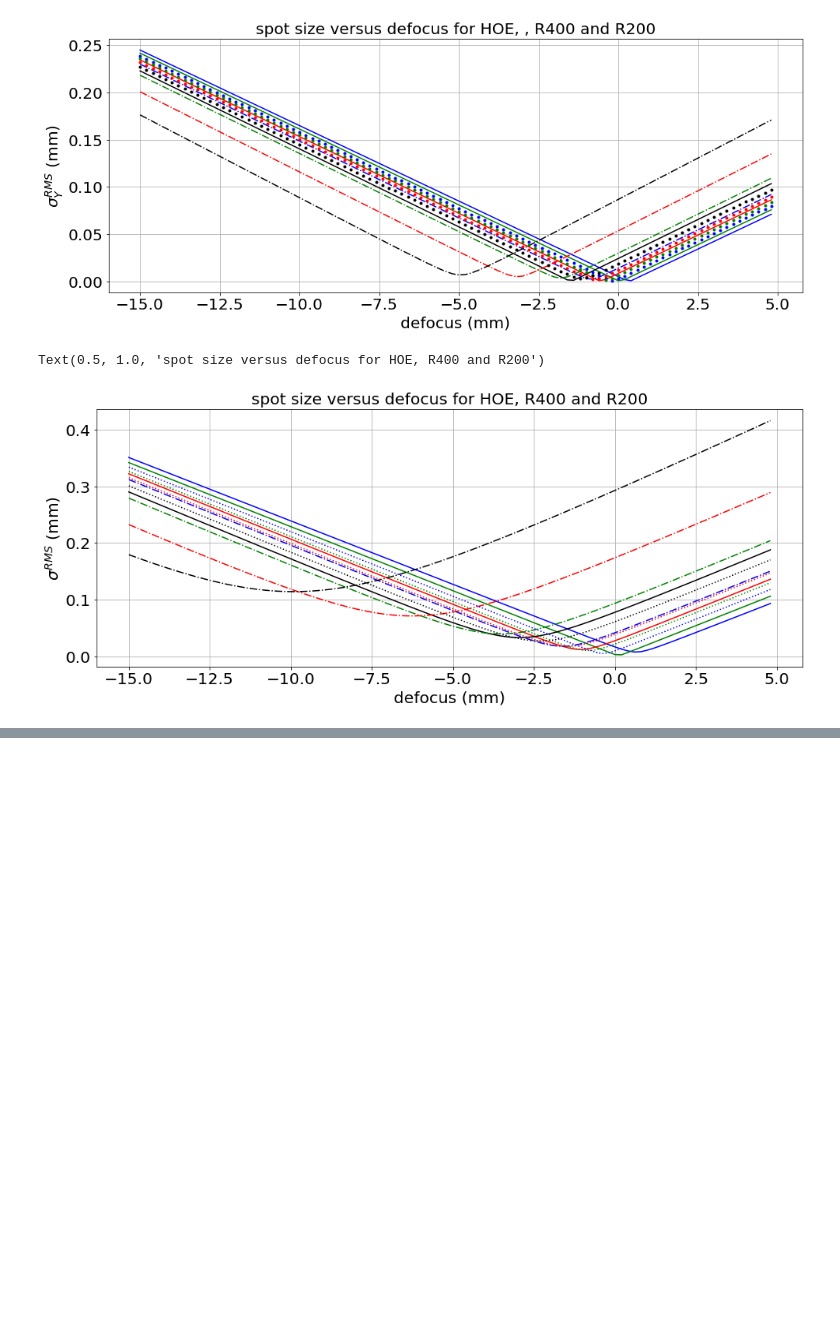
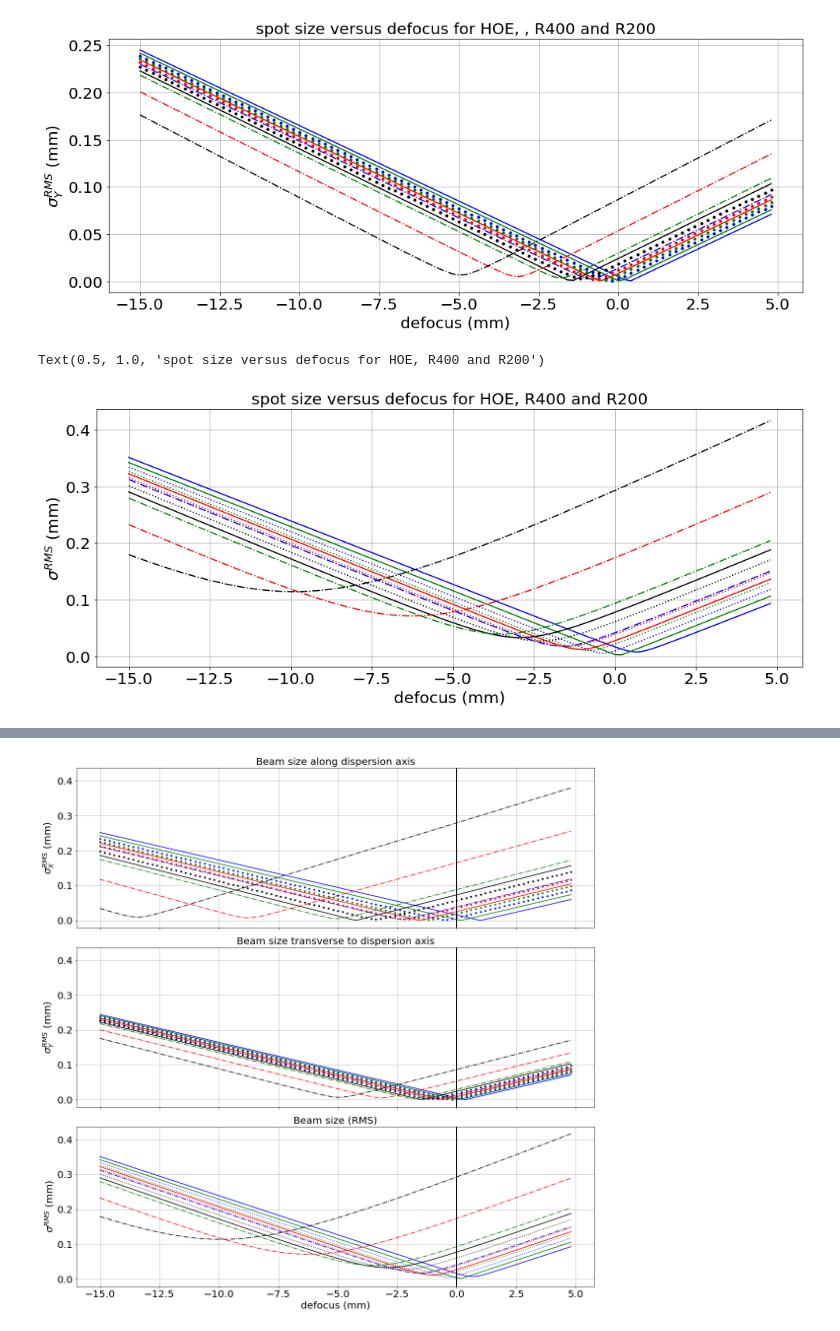
Before and after one commit to sylvielsstfr/OpticSimWthB4, a Jupyter notebook: DrawBeams/notebooks_draw/DrawFocus.ipynb, the cells around one changed output, grey strips where cells are left out. Drawn from its saved outputs; the diff is of its cells as text; code cells hidden in the pictures; blank space fills up the shorter version.

```diff
--- a/DrawBeams/notebooks_draw/DrawFocus.ipynb
+++ b/DrawBeams/notebooks_draw/DrawFocus.ipynb
@@ -357,3 +357,5 @@ plt.title("spot size versus defocus for HOE")
 # %% [output]
 Text(0.5, 1.0, 'spot size versus defocus for HOE')
 [figure]
+# %%
+idx=np.where(all_Xi_std_hoe[:,3]==all_Xi_std_hoe[:,3].min())[0][0]
@@ -440,3 +446,7 @@ plt.title("spot size versus defocus for R400")
 # %% [output]
 Text(0.5, 1.0, 'spot size versus defocus for R400')
 [figure]
+# %%
+iwl=3
+idx=np.where(all_Xi_std_R400[:,iwl]==all_Xi_std_R400[:,iwl].min())[0][0]
+all_Zfocus[idx]
@@ -652,0 +673,87 @@ Text(0.5, 1.0, 'spot size versus defocus for HOE, R400 and R200')
+# %%
+plt.figure(figsize=(16,16))
+
+
+ax1 = plt.subplot(311)
+plt.plot(all_Zfocus,all_Xi_std_hoe[:,0],"b-")
+plt.plot(all_Zfocus,all_Xi_std_hoe[:,1],"g-")
+plt.plot(all_Zfocus,all_Xi_std_hoe[:,2],"r-")
+plt.plot(all_Zfocus,all_Xi_std_hoe[:,3],"k-")
+
+plt.plot(all_Zfocus,all_Xi_std_R400[:,0],"b-.")
+plt.plot(all_Zfocus,all_Xi_std_R400[:,1],"g-.")
+plt.plot(all_Zfocus,all_Xi_std_R400[:,2],"r-.")
+plt.plot(all_Zfocus,all_Xi_std_R400[:,3],"k-.")
+
+plt.plot(all_Zfocus,all_Xi_std_R200[:,0],"b.")
+plt.plot(all_Zfocus,all_Xi_std_R200[:,1],"g.")
+plt.plot(all_Zfocus,all_Xi_std_R200[:,2],"r.")
+plt.plot(all_Zfocus,all_Xi_std_R200[:,3],"k.")
+
+plt.axvline(x=0,lw=2,c="k")
+
+plt.grid()
+#plt.xlabel("defocus (mm)")
+plt.ylabel("$\sigma_{X}^{RMS}$ (mm)")
+plt.title("Beam size along dispersion axis")
+
+plt.setp(ax1.get_xticklabels(), visible=False)
+#plt.setp(ax1.get_xticklabels(), fontsize=6)
+
+
+ax2 = plt.subplot(312, sharex=ax1,sharey=ax1)
+plt.plot(all_Zfocus,all_Yi_std_hoe[:,0],"b-")
+plt.plot(all_Zfocus,all_Yi_std_hoe[:,1],"g-")
+plt.plot(all_Zfocus,all_Yi_std_hoe[:,2],"r-")
+plt.plot(all_Zfocus,all_Yi_std_hoe[:,3],"k-")
+
+plt.plot(all_Zfocus,all_Yi_std_R400[:,0],"b-.")
+plt.plot(all_Zfocus,all_Yi_std_R400[:,1],"g-.")
+plt.plot(all_Zfocus,all_Yi_std_R400[:,2],"r-.")
+plt.plot(all_Zfocus,all_Yi_std_R400[:,3],"k-.")
+
+plt.plot(all_Zfocus,all_Yi_std_R200[:,0],"b.")
+plt.plot(all_Zfocus,all_Yi_std_R200[:,1],"g.")
+plt.plot(all_Zfocus,all_Yi_std_R200[:,2],"r.")
+plt.plot(all_Zfocus,all_Yi_std_R200[:,3],"k.")
+
+plt.axvline(x=0,lw=2,c="k")
+
+plt.grid()
+#plt.xlabel("defocus (mm)")
+plt.ylabel("$\sigma_{Y}^{RMS}$ (mm)")
+plt.title("Beam size transverse to dispersion axis")
+
+# make these tick labels invisible
+plt.setp(ax2.get_xticklabels(), visible=False)
+
+# share x and y
+ax3 = plt.subplot(313, sharex=ax1, sharey=ax1)
+plt.plot(all_Zfocus,all_XiYi_std_hoe[:,0],"b-")
+plt.plot(all_Zfocus,all_XiYi_std_hoe[:,1],"g-")
+plt.plot(all_Zfocus,all_XiYi_std_hoe[:,2],"r-")
+plt.plot(all_Zfocus,all_XiYi_std_hoe[:,3],"k-")
+
+plt.plot(all_Zfocus,all_XiYi_std_R400[:,0],"b-.")
+plt.plot(all_Zfocus,all_XiYi_std_R400[:,1],"g-.")
+plt.plot(all_Zfocus,all_XiYi_std_R400[:,2],"r-.")
+plt.plot(all_Zfocus,all_XiYi_std_R400[:,3],"k-.")
+
+plt.plot(all_Zfocus,all_XiYi_std_R200[:,0],"b:")
+plt.plot(all_Zfocus,all_XiYi_std_R200[:,1],"g:")
+plt.plot(all_Zfocus,all_XiYi_std_R200[:,2],"r:")
+plt.plot(all_Zfocus,all_XiYi_std_R200[:,3],"k:")
+
+plt.axvline(x=0,lw=2,c="k")
+
+plt.grid()
+plt.xlabel("defocus (mm)")
+plt.ylabel("$\sigma^{RMS}$ (mm)")
+plt.title("Beam size (RMS)")
+
+plt.tight_layout()
+plt.savefig("defocus.pdf")
+
+plt.show()
+# %% [output]
+[figure, added]
```
Also changed, not shown: parts of 4 cells of this notebook.
